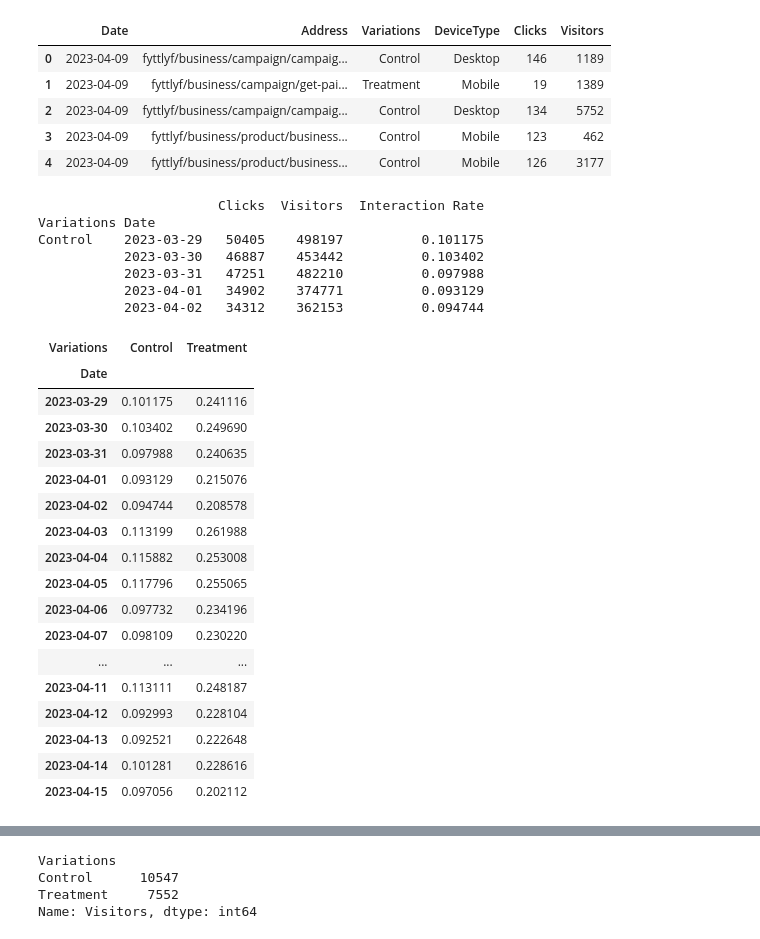
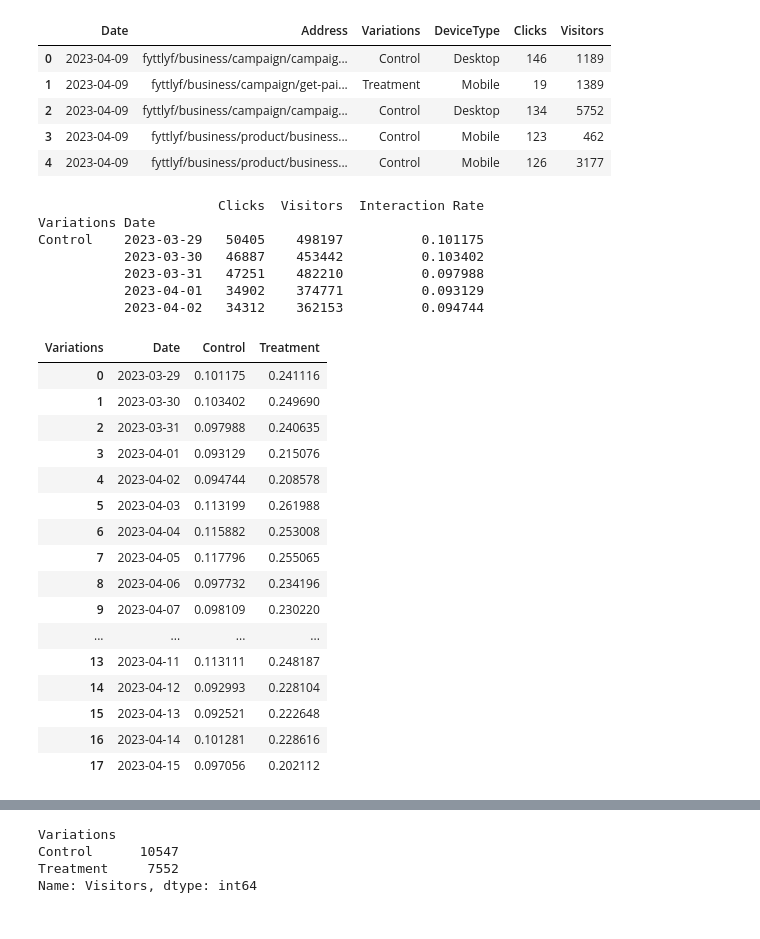
Before and after one commit to pratiksrm99/DataAnalysis, a Jupyter notebook: Website_Visitors_Data_Analysis/Analysis Notebook/Part_4-A_B_testing.ipynb, the cells around one changed output, grey strips where cells are left out. Drawn from its saved outputs; the diff is of its cells as text; code cells hidden in the pictures.

```diff
--- a/Website_Visitors_Data_Analysis/Analysis Notebook/Part_4-A_B_testing.ipynb
+++ b/Website_Visitors_Data_Analysis/Analysis Notebook/Part_4-A_B_testing.ipynb
@@ -113,33 +113,32 @@ df.head()
 # %%
 new_df = df.drop(columns=["DeviceType", "Address"])
 new_df = new_df.groupby(by=["Variations", "Date"]).sum()
 new_df["Interaction Rate"] = new_df["Clicks"] / new_df["Visitors"]
 print(new_df.head())
 new_df = new_df.reset_index().pivot_table(index="Date", columns="Variations", values="Interaction Rate")
-new_df
+new_df.reset_index()
 # %% [output]
                        Clicks  Visitors  Interaction Rate
 Variations Date
 Control    2023-03-29   50405    498197          0.101175
            2023-03-30   46887    453442          0.103402
            2023-03-31   47251    482210          0.097988
            2023-04-01   34902    374771          0.093129
            2023-04-02   34312    362153          0.094744
-| Variations | Control | Treatment |
-| Date |  |  |
-| 2023-03-29 | 0.101175 | 0.241116 |
-| 2023-03-30 | 0.103402 | 0.249690 |
-| 2023-03-31 | 0.097988 | 0.240635 |
-| 2023-04-01 | 0.093129 | 0.215076 |
-| 2023-04-02 | 0.094744 | 0.208578 |
-| 2023-04-03 | 0.113199 | 0.261988 |
-| 2023-04-04 | 0.115882 | 0.253008 |
-| 2023-04-05 | 0.117796 | 0.255065 |
-| 2023-04-06 | 0.097732 | 0.234196 |
-| 2023-04-07 | 0.098109 | 0.230220 |
-| ... | ... | ... |
-| 2023-04-11 | 0.113111 | 0.248187 |
-| 2023-04-12 | 0.092993 | 0.228104 |
-| 2023-04-13 | 0.092521 | 0.222648 |
-| 2023-04-14 | 0.101281 | 0.228616 |
-| 2023-04-15 | 0.097056 | 0.202112 |
+| Variations | Date | Control | Treatment |
+| 0 | 2023-03-29 | 0.101175 | 0.241116 |
+| 1 | 2023-03-30 | 0.103402 | 0.249690 |
+| 2 | 2023-03-31 | 0.097988 | 0.240635 |
+| 3 | 2023-04-01 | 0.093129 | 0.215076 |
+| 4 | 2023-04-02 | 0.094744 | 0.208578 |
+| 5 | 2023-04-03 | 0.113199 | 0.261988 |
+| 6 | 2023-04-04 | 0.115882 | 0.253008 |
+| 7 | 2023-04-05 | 0.117796 | 0.255065 |
+| 8 | 2023-04-06 | 0.097732 | 0.234196 |
+| 9 | 2023-04-07 | 0.098109 | 0.230220 |
+| ... | ... | ... | ... |
+| 13 | 2023-04-11 | 0.113111 | 0.248187 |
+| 14 | 2023-04-12 | 0.092993 | 0.228104 |
+| 15 | 2023-04-13 | 0.092521 | 0.222648 |
+| 16 | 2023-04-14 | 0.101281 | 0.228616 |
+| 17 | 2023-04-15 | 0.097056 | 0.202112 |
```
Also changed, not shown: parts of 2 cells of this notebook.
